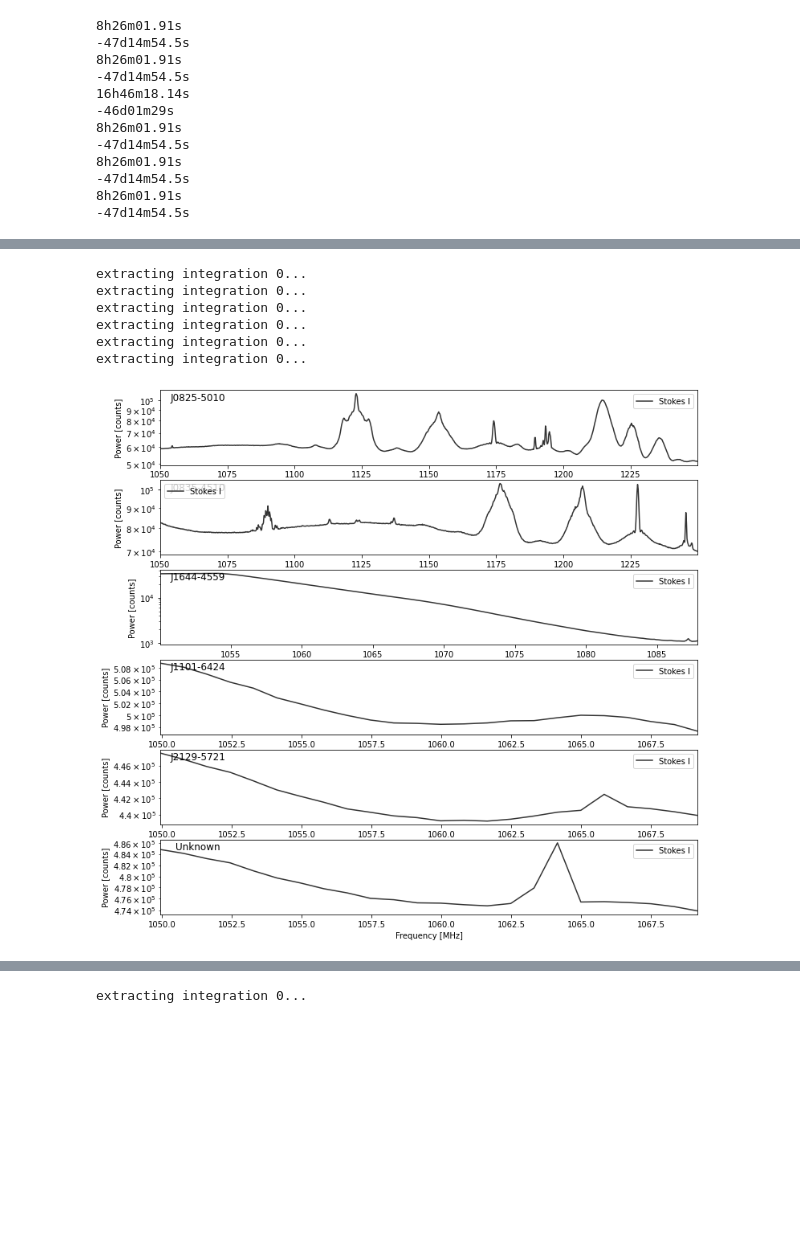
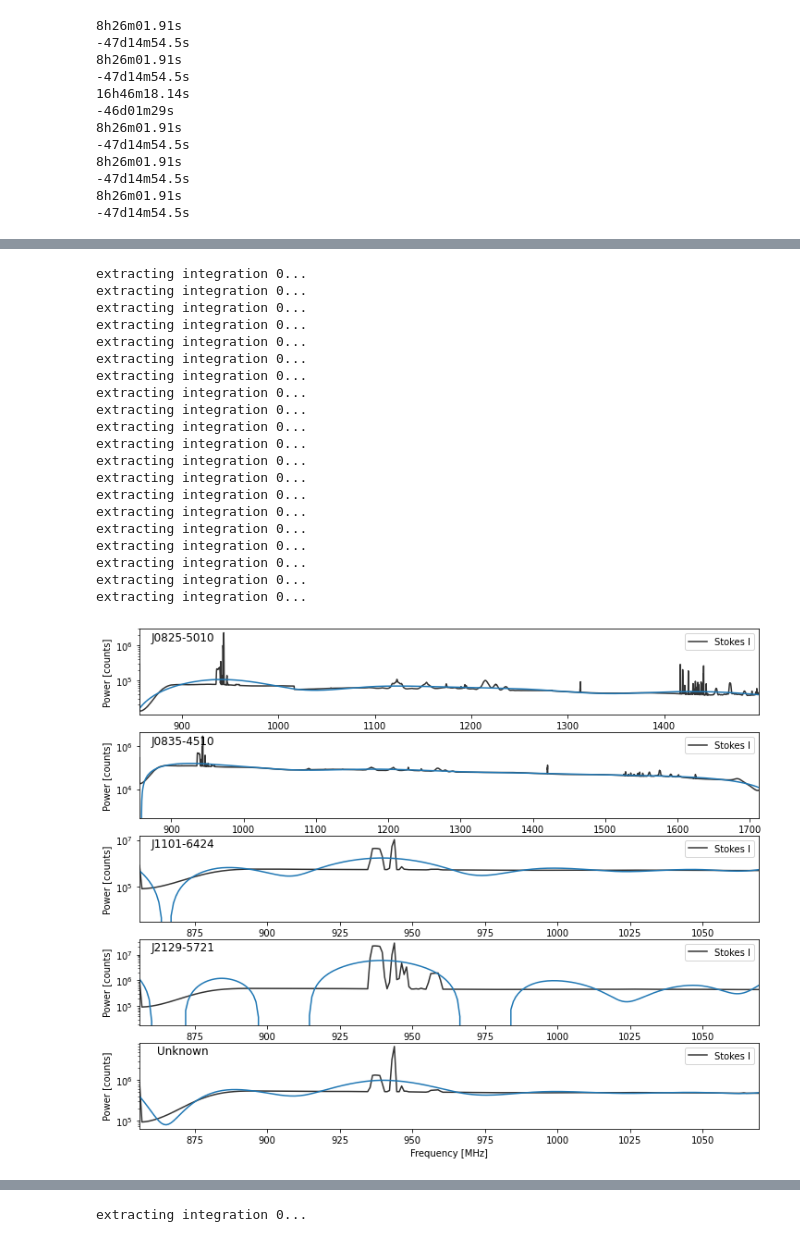
Before and after one commit to ZaynAmell/result, a Jupyter notebook: RFI.ipynb, the cells around one changed output, grey strips where cells are left out. Cells and saved outputs as stored; diff of their text form; code cells hidden in the pictures; blank space fills up the shorter version.

```diff
--- a/RFI.ipynb
+++ b/RFI.ipynb
@@ -35,4 +32,4 @@ extracting integration 0...
 # %%
-rfi.localmax(wgps[0])
+lm=rfi.localmax(wgps[0],dist=25)
 # %% [output]
 extracting integration 0...
@@ -196,0 +157,22 @@ for i in wgps:
+# %%
+plt.figure(figsize=(12,12))
+for i in range(len(wgps)):
+    plt.subplot(6,1,i+1)
+    wgps[i].plot_spectrum()
+    f=wgps[i].get_freqs()[1:]
+    power=wgps[i].get_power()[1][1:]
+#     if wgps[i].container.f_start<900:
+#         lower=np.argmax(f>900)
+#     else:
+#         lower=0
+#     if wgps[i].container.f_stop>1668:
+#         upper=np.argmin(f<1668)
+#     else:
+#         upper=len(power)
+#     if i<2:
+#         base=peakutils.baseline(power[lower:upper],deg=4)
+#     else:
+#         base=peakutils.baseline(power[lower:upper],deg=0)
+    #plt.yscale('log')
+    base=peakutils.baseline(power,deg=5)
+    plt.plot(f,base)
@@ -197,27 +191,54 @@ for i in wgps:
 # %%
 plt.figure(figsize=(12,12))
 for i in range(len(wgps)):
     plt.subplot(6,1,i+1)
-    wgps[i].plot_spectrum(f_start=1050,f_stop=1250)
+    wgps[i].plot_spectrum()
+    f=wgps[i].get_power()[0]
+    power=wgps[i].get_power()[1]
+    if wgps[i].container.f_start<900:
+        lower=np.argmax(f>900)
+    else:
+        lower=0
+    if wgps[i].container.f_stop>1668:
+        upper=np.argmin(f<1668)
+    else:
+        upper=len(power)
+    base=rfi.baseline(wgps[i],spl_order=8)
+    plt.plot(f,base)
     if(i!=len(wgps)-1):
         #plt.xticks([])
         plt.xlabel('')
-    plt.axvline(x=935,linestyle='--')
-    plt.axvline(x=940,linestyle='--')
-    plt.axvline(x=940,linestyle='--')
+#     plt.axvline(x=935,linestyle='--')
+#     plt.axvline(x=940,linestyle='--')
+#     plt.axvline(x=940,linestyle='--')
     plt.yscale('log')
+    #plt.ylim(0,1e8)
     plt.title(wgps[i].header.get('source_name'),x=0.07,y=0.8)
 #plt.subplots_adjust(hspace=0)
 plt.savefig('RFI_rescaled.pdf')
 plt.show()
 # %% [output]
 extracting integration 0...
 extracting integration 0...
 extracting integration 0...
 extracting integration 0...
 extracting integration 0...
 extracting integration 0...
+extracting integration 0...
+extracting integration 0...
+extracting integration 0...
+extracting integration 0...
+extracting integration 0...
+extracting integration 0...
+extracting integration 0...
+extracting integration 0...
+extracting integration 0...
+extracting integration 0...
+extracting integration 0...
+extracting integration 0...
+extracting integration 0...
+extracting integration 0...
-[figure, old version]
+[figure, new version]
 # %%
 plt.figure(dpi=100)
 plt.subplot(2,1,1)
```
Also changed, not shown: parts of 19 cells of this notebook, 15 other files.
